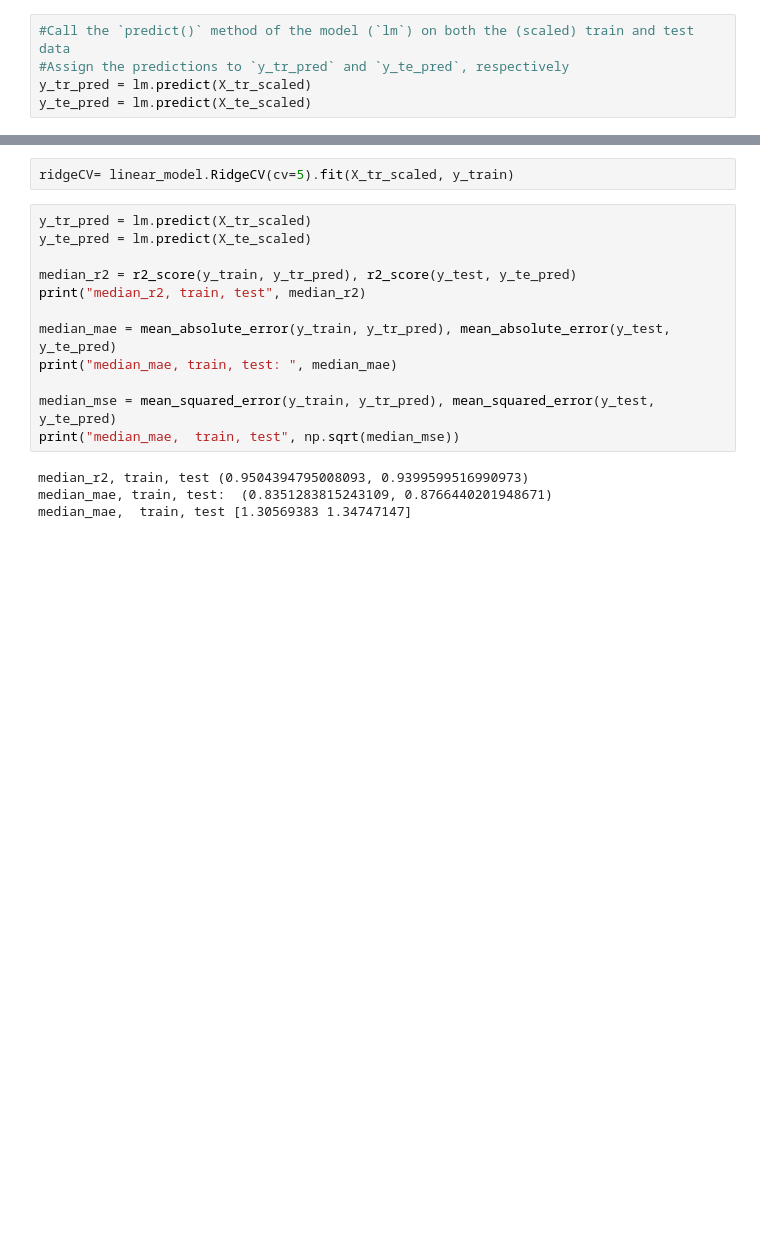
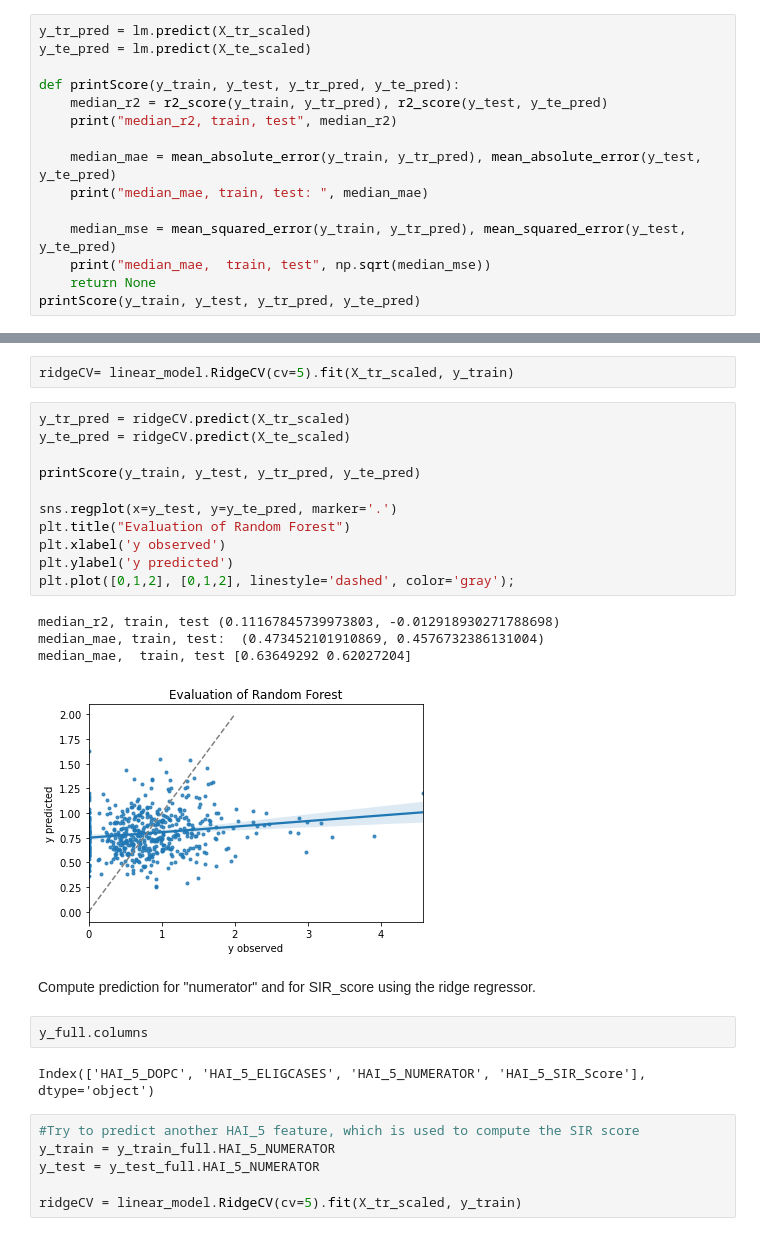
Before and after one commit to rejexx/Predicting_infection, a Jupyter notebook: 03_Preprocessing_and_Modeling.ipynb, the cells around one changed output, grey strips where cells are left out. Drawn from its saved outputs; the diff is of its cells as text; blank space fills up the shorter version.

```diff
--- a/03_Preprocessing_and_Modeling.ipynb
+++ b/03_Preprocessing_and_Modeling.ipynb
@@ -213,7 +216,17 @@ array([[ 0.88687914,  0.99123803,  1.51132342,  0.57653492,  0.82658475],
 # %%
 lm = LinearRegression().fit(X_tr_scaled, y_train)
 # %%
-#Call the `predict()` method of the model (`lm`) on both the (scaled) train and test data
-#Assign the predictions to `y_tr_pred` and `y_te_pred`, respectively
 y_tr_pred = lm.predict(X_tr_scaled)
 y_te_pred = lm.predict(X_te_scaled)
+
+def printScore(y_train, y_test, y_tr_pred, y_te_pred):
+    median_r2 = r2_score(y_train, y_tr_pred), r2_score(y_test, y_te_pred)
+    print("median_r2, train, test", median_r2)
+
+    median_mae = mean_absolute_error(y_train, y_tr_pred), mean_absolute_error(y_test, y_te_pred)
+    print("median_mae, train, test: ", median_mae)
+
+    median_mse = mean_squared_error(y_train, y_tr_pred), mean_squared_error(y_test, y_te_pred)
+    print("median_mae,  train, test", np.sqrt(median_mse))
+    return None
+printScore(y_train, y_test, y_tr_pred, y_te_pred)
@@ -242,19 +238,31 @@ array([1.30569383, 1.34747147])
 ## Ridge regression
 # %%
 ridgeCV= linear_model.RidgeCV(cv=5).fit(X_tr_scaled, y_train)
-# %%
-y_tr_pred = lm.predict(X_tr_scaled)
-y_te_pred = lm.predict(X_te_scaled)
-
-median_r2 = r2_score(y_train, y_tr_pred), r2_score(y_test, y_te_pred)
-print("median_r2, train, test", median_r2)
-
-median_mae = mean_absolute_error(y_train, y_tr_pred), mean_absolute_error(y_test, y_te_pred)
-print("median_mae, train, test: ", median_mae)
-
-median_mse = mean_squared_error(y_train, y_tr_pred), mean_squared_error(y_test, y_te_pred)
-print("median_mae,  train, test", np.sqrt(median_mse))
-# %% [output]
-median_r2, train, test (0.9504394795008093, 0.9399599516990973)
-median_mae, train, test:  (0.8351283815243109, 0.8766440201948671)
-median_mae,  train, test [1.30569383 1.34747147]
+# %%
+y_tr_pred = ridgeCV.predict(X_tr_scaled)
+y_te_pred = ridgeCV.predict(X_te_scaled)
+
+printScore(y_train, y_test, y_tr_pred, y_te_pred)
+
+sns.regplot(x=y_test, y=y_te_pred, marker='.')
+plt.title("Evaluation of Random Forest")
+plt.xlabel('y observed')
+plt.ylabel('y predicted')
+plt.plot([0,1,2], [0,1,2], linestyle='dashed', color='gray');
+# %% [output]
+median_r2, train, test (0.11167845739973803, -0.012918930271788698)
+median_mae, train, test:  (0.473452101910869, 0.4576732386131004)
+median_mae,  train, test [0.63649292 0.62027204]
+[figure, added]
+# %% [markdown]
+Compute prediction for "numerator" and for SIR_score using the ridge regressor.
+# %%
+y_full.columns
+# %% [output]
+Index(['HAI_5_DOPC', 'HAI_5_ELIGCASES', 'HAI_5_NUMERATOR', 'HAI_5_SIR_Score'], dtype='object')
+# %%
+#Try to predict another HAI_5 feature, which is used to compute the SIR score
+y_train = y_train_full.HAI_5_NUMERATOR
+y_test = y_test_full.HAI_5_NUMERATOR
+
+ridgeCV = linear_model.RidgeCV(cv=5).fit(X_tr_scaled, y_train)
```
Also changed, not shown: parts of 19 cells of this notebook.
